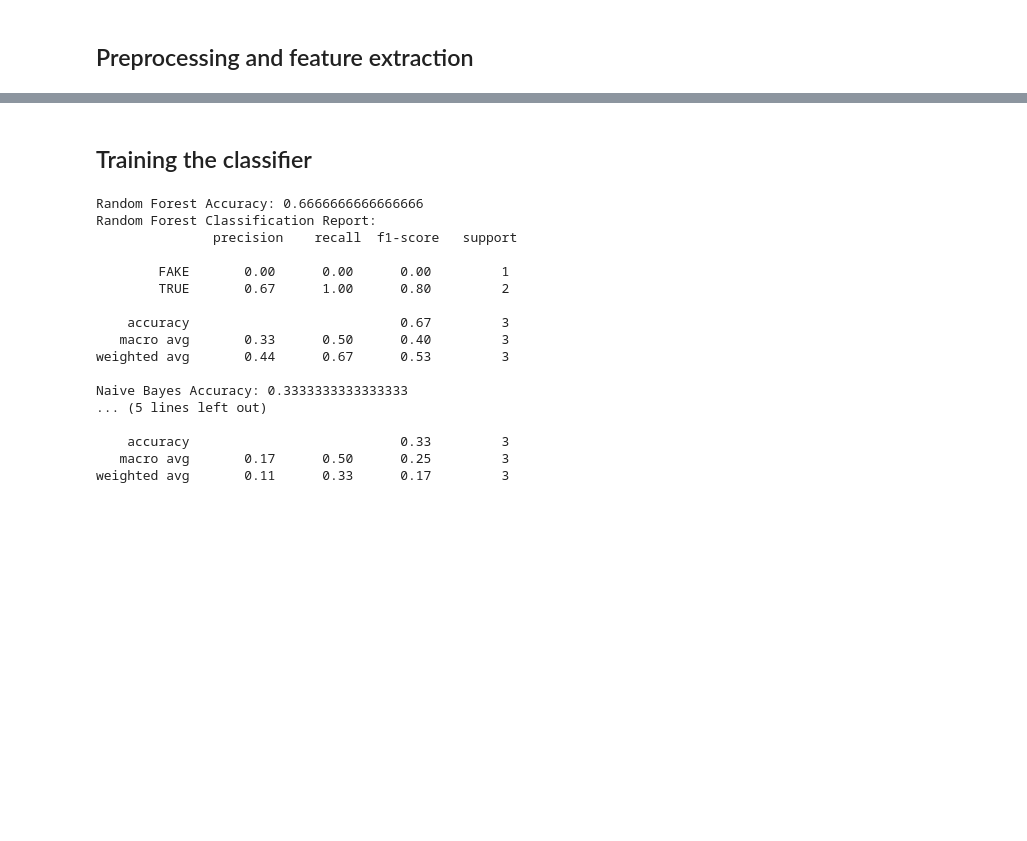
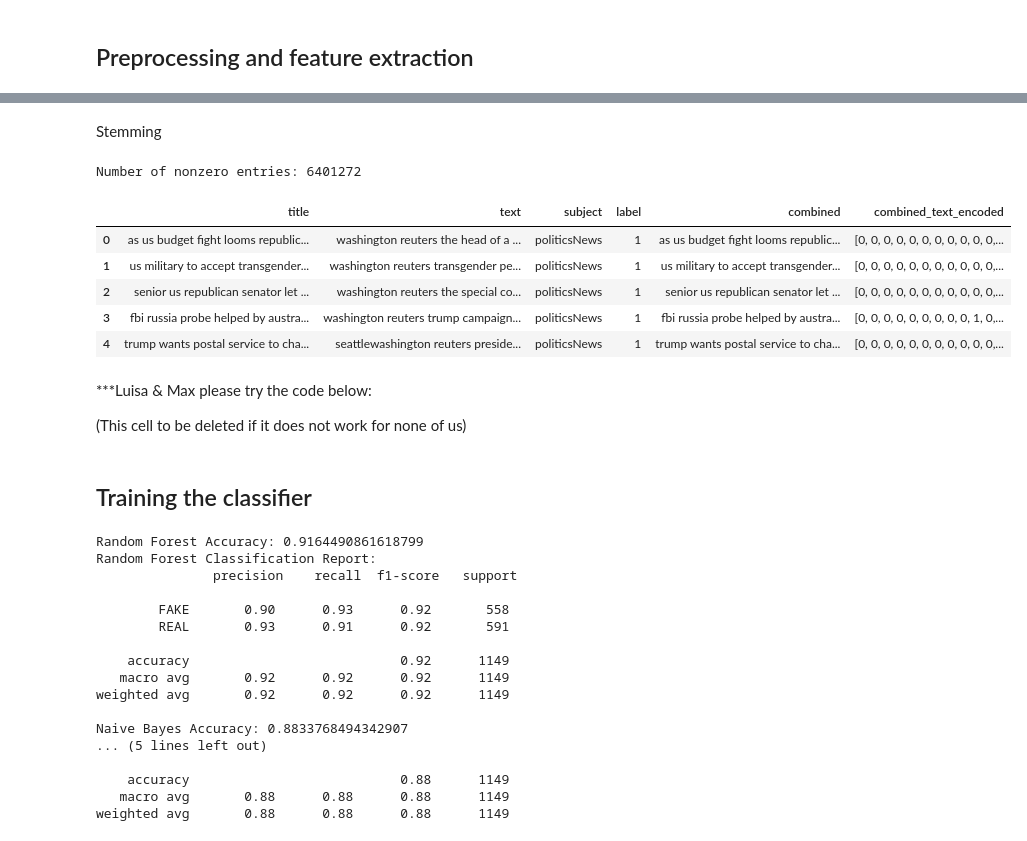
Before and after one commit to milchi03/ML_Project_3, a Jupyter notebook: classic-classifier.ipynb, the cells around one changed output, grey strips where cells are left out. Saved outputs shown, nothing was run; the diff lists cells and outputs as text; code cells hidden in the pictures; blank space fills up the shorter version.

```diff
--- a/classic-classifier.ipynb
+++ b/classic-classifier.ipynb
@@ -76,0 +334,39 @@ dataset1 = dataset1.drop(columns=['combined_text_tokens', 'combined_text_stemmed
+# %% [markdown]
+Stemming
+# %%
+
+ps = PorterStemmer()
+
+dataset2['stemmed'] = dataset2['tokens'].apply(lambda tokens: [ps.stem(word) for word in tokens])
+# %%
+# Join the tokens in the 'stemmed' column into a single string
+dataset2['stemmed_text'] = dataset2['stemmed'].apply(lambda tokens: ' '.join(tokens))
+# %%
+# Limit vocabulary to the top 5000 most frequent words
+vectorizer = CountVectorizer(max_features=10000, min_df=5, max_df=0.8)
+vector1 = vectorizer.fit_transform(dataset2['stemmed_text'])
+
+
+# Convert the sparse matrix to a dense array and store it in a new column
+dataset2['combined_text_encoded'] = vector1.toarray().tolist()
+# %%
+dataset2 = dataset2.drop(columns=['tokens', 'stemmed','stemmed_text'])
+# %%
+
+nonzero_count = vector1.nnz  # or X.count_nonzero()
+print("Number of nonzero entries:", nonzero_count)
+
+
+dataset2.head()
+# %% [output]
+Number of nonzero entries: 6401272
+|  | title | text | subject | label | combined | combined_text_encoded |
+| 0 | as us budget fight looms republic... | washington reuters the head of a ... | politicsNews | 1 | as us budget fight looms republic... | [0, 0, 0, 0, 0, 0, 0, 0, 0, 0, 0,... |
+| 1 | us military to accept transgender... | washington reuters transgender pe... | politicsNews | 1 | us military to accept transgender... | [0, 0, 0, 0, 0, 0, 0, 0, 0, 0, 0,... |
+| 2 | senior us republican senator let ... | washington reuters the special co... | politicsNews | 1 | senior us republican senator let ... | [0, 0, 0, 0, 0, 0, 0, 0, 0, 0, 0,... |
+| 3 | fbi russia probe helped by austra... | washington reuters trump campaign... | politicsNews | 1 | fbi russia probe helped by austra... | [0, 0, 0, 0, 0, 0, 0, 0, 0, 1, 0,... |
+| 4 | trump wants postal service to cha... | seattlewashington reuters preside... | politicsNews | 1 | trump wants postal service to cha... | [0, 0, 0, 0, 0, 0, 0, 0, 0, 0, 0,... |
+# %% [markdown]
+***Luisa & Max please try the code below:
+
+(This cell to be deleted if it does not work for none of us)
@@ -79,7 +382,7 @@ dataset1 = dataset1.drop(columns=['combined_text_tokens', 'combined_text_stemmed
 # %%
 # Prepare feature matrix (X) and target vector (y) for model training
 X = dataset1['combined_text_encoded'].tolist()
-y = dataset1['lable']
+y = dataset1['label']
 
 # Split data into training and testing sets
 X_train, X_test, y_train, y_test = train_test_split(X, y, test_size=0.25, random_state=69)
@@ -89,29 +392,29 @@ rf_classifier = RandomForestClassifier(n_estimators=100, random_state=69)
 rf_classifier.fit(X_train, y_train)
 y_pred = rf_classifier.predict(X_test)
 print("Random Forest Accuracy:", accuracy_score(y_test, y_pred))
-print("Random Forest Classification Report:\n", classification_report(y_test, y_pred, target_names=['FAKE', 'TRUE']))
+print("Random Forest Classification Report:\n", classification_report(y_test, y_pred, target_names=['FAKE', 'REAL']))
 
 # Train and evaluate a Naive Bayes classifier
 nb_classifier = MultinomialNB()
 nb_classifier.fit(X_train, y_train)
 y_pred_nb = nb_classifier.predict(X_test)
 print("Naive Bayes Accuracy:", accuracy_score(y_test, y_pred_nb))
-print("Naive Bayes Classification Report:\n", classification_report(y_test, y_pred_nb, target_names=['FAKE', 'TRUE']))
+print("Naive Bayes Classification Report:\n", classification_report(y_test, y_pred_nb, target_names=['FAKE', 'REAL']))
 # %% [output]
-Random Forest Accuracy: 0.6666666666666666
+Random Forest Accuracy: 0.9164490861618799
 Random Forest Classification Report:
                precision    recall  f1-score   support
 
-        FAKE       0.00      0.00      0.00         1
-        TRUE       0.67      1.00      0.80         2
+        FAKE       0.90      0.93      0.92       558
+        REAL       0.93      0.91      0.92       591
 
-    accuracy                           0.67         3
-   macro avg       0.33      0.50      0.40         3
-weighted avg       0.44      0.67      0.53         3
+    accuracy                           0.92      1149
+   macro avg       0.92      0.92      0.92      1149
+weighted avg       0.92      0.92      0.92      1149
 
-Naive Bayes Accuracy: 0.3333333333333333
+Naive Bayes Accuracy: 0.8833768494342907
 ... (5 lines left out)
 
-    accuracy                           0.33         3
-   macro avg       0.17      0.50      0.25         3
-weighted avg       0.11      0.33      0.17         3
+    accuracy                           0.88      1149
+   macro avg       0.88      0.88      0.88      1149
+weighted avg       0.88      0.88      0.88      1149
```
Also changed, not shown: parts of 24 cells of this notebook.
